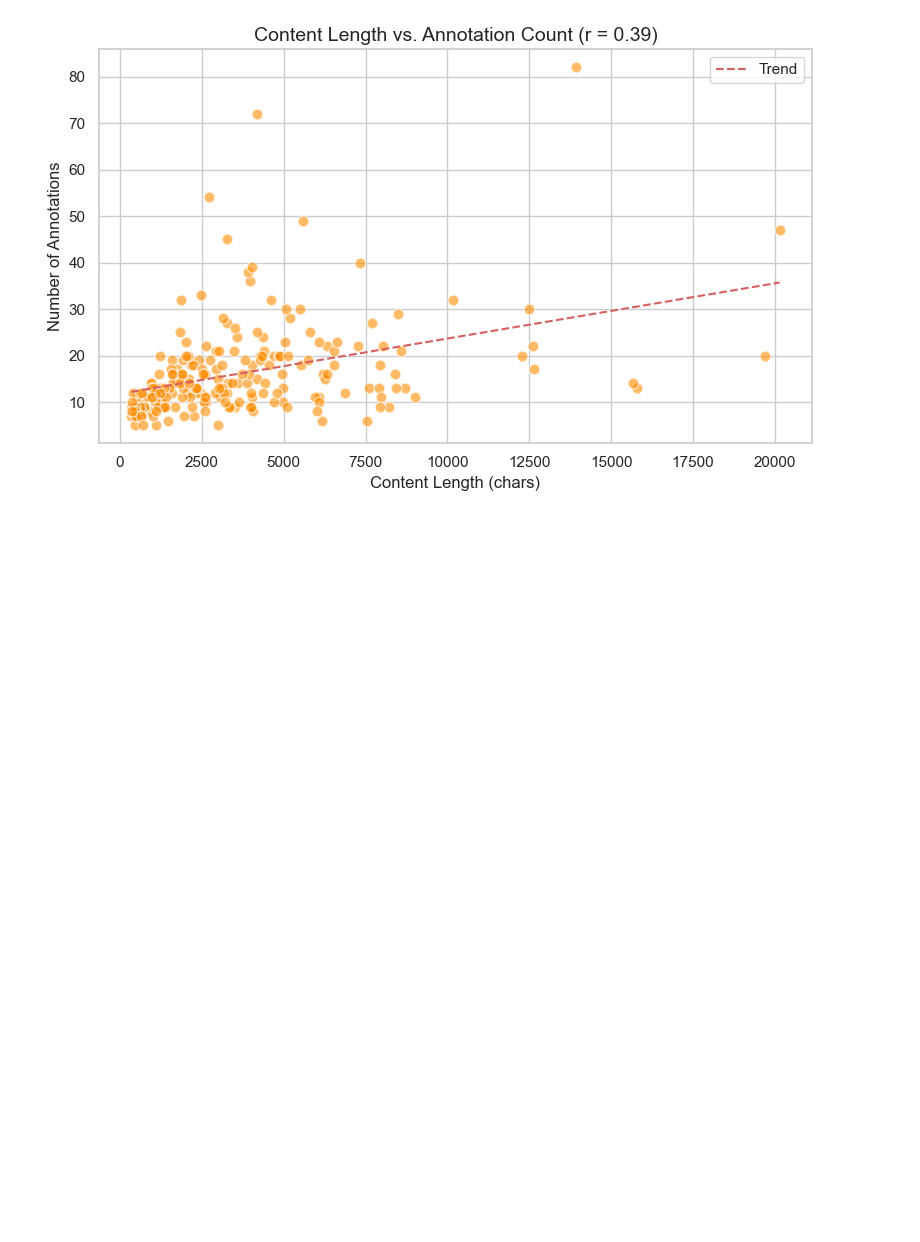
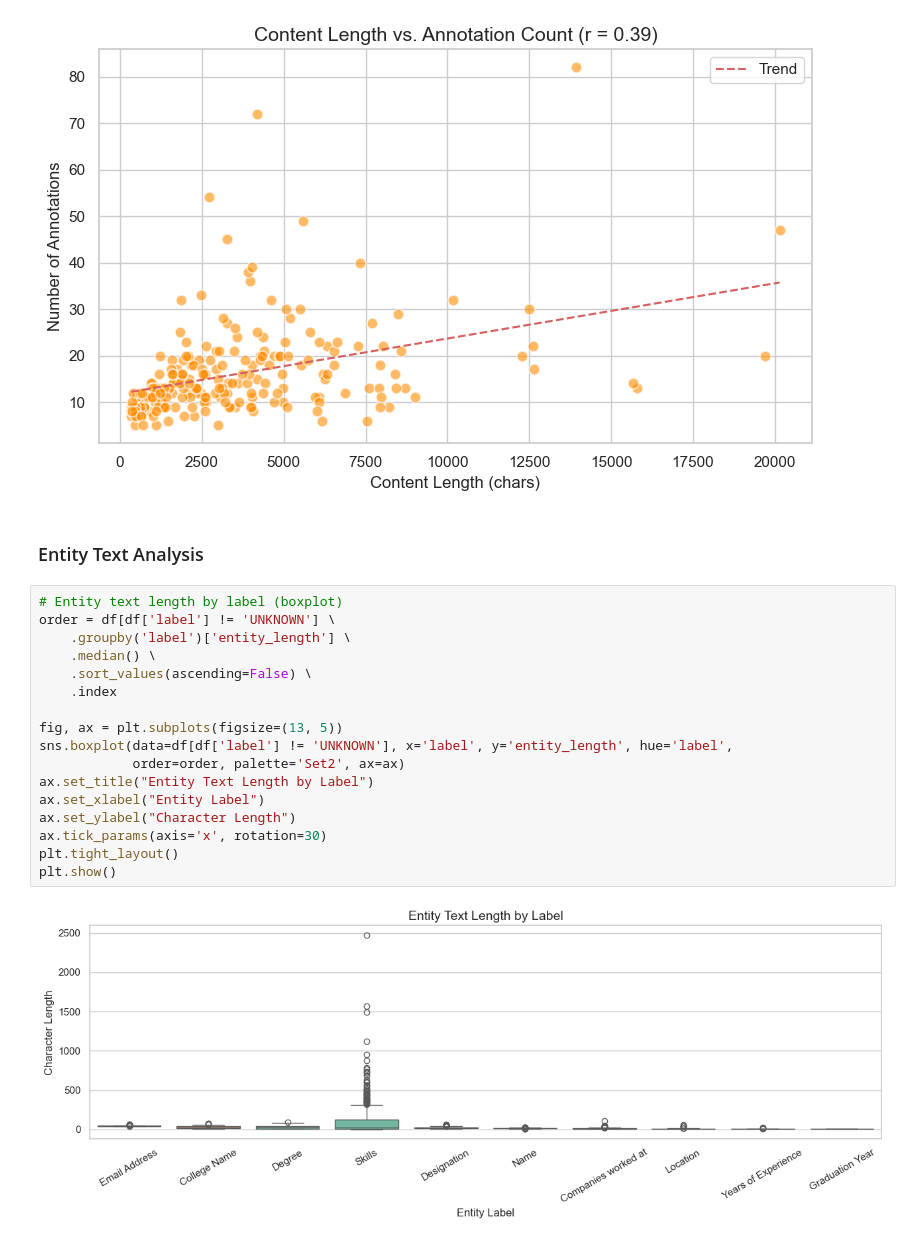
Before and after one commit to michellaprojects/nlp-ner, a Jupyter notebook: notebooks/EDA2.ipynb, the cells around one changed output. Saved outputs shown, nothing was run; the diff lists cells and outputs as text; blank space fills up the shorter version.

Commit message:
entity text analysis

```diff
--- a/notebooks/EDA2.ipynb
+++ b/notebooks/EDA2.ipynb
@@ -221,3 +221,24 @@ plt.tight_layout()
 plt.show()
 # %% [output]
 [figure]
+# %% [markdown]
+### Entity Text Analysis
+# %%
+# Entity text length by label (boxplot)
+order = df[df['label'] != 'UNKNOWN'] \
+    .groupby('label')['entity_length'] \
+    .median() \
+    .sort_values(ascending=False) \
+    .index
+
+fig, ax = plt.subplots(figsize=(13, 5))
+sns.boxplot(data=df[df['label'] != 'UNKNOWN'], x='label', y='entity_length', hue='label',
+            order=order, palette='Set2', ax=ax)
+ax.set_title("Entity Text Length by Label")
+ax.set_xlabel("Entity Label")
+ax.set_ylabel("Character Length")
+ax.tick_params(axis='x', rotation=30)
+plt.tight_layout()
+plt.show()
+# %% [output]
+[figure, added]
```
Also changed, not shown: parts of 3 cells of this notebook.
